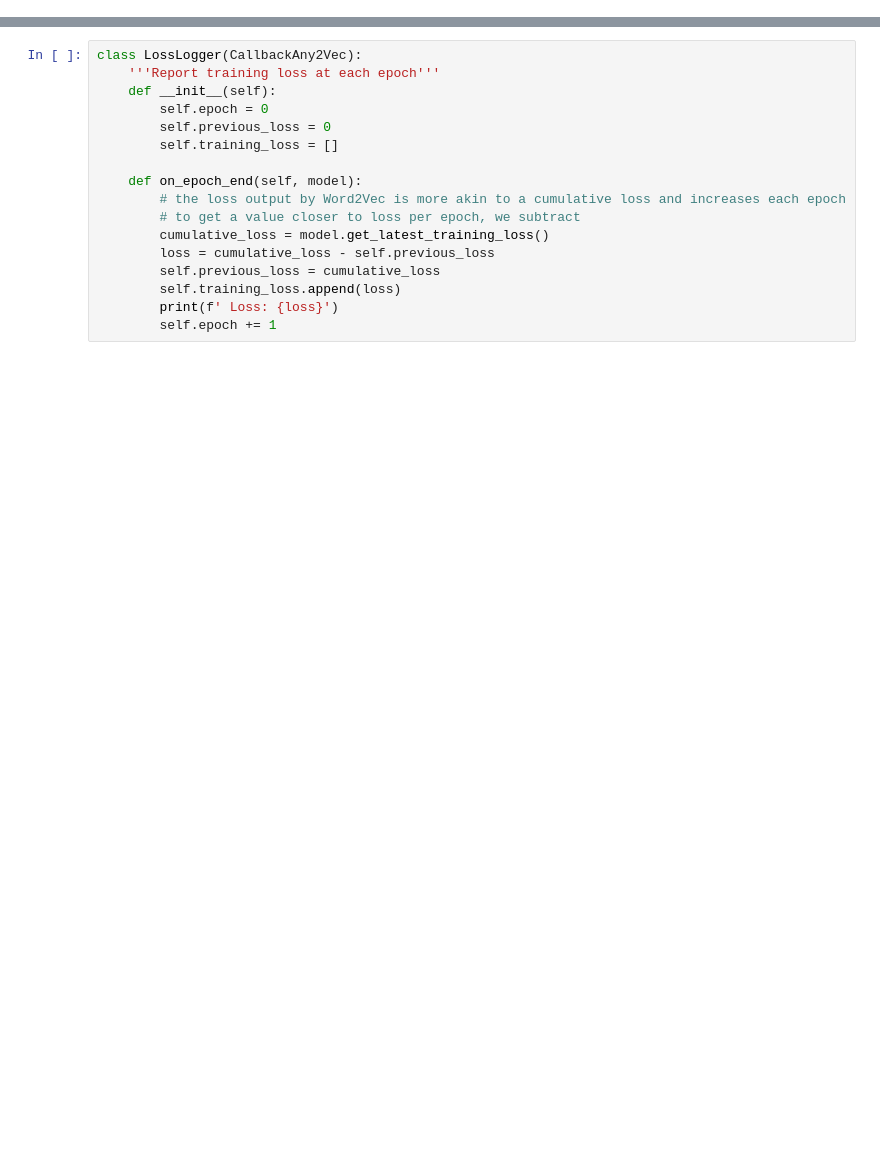
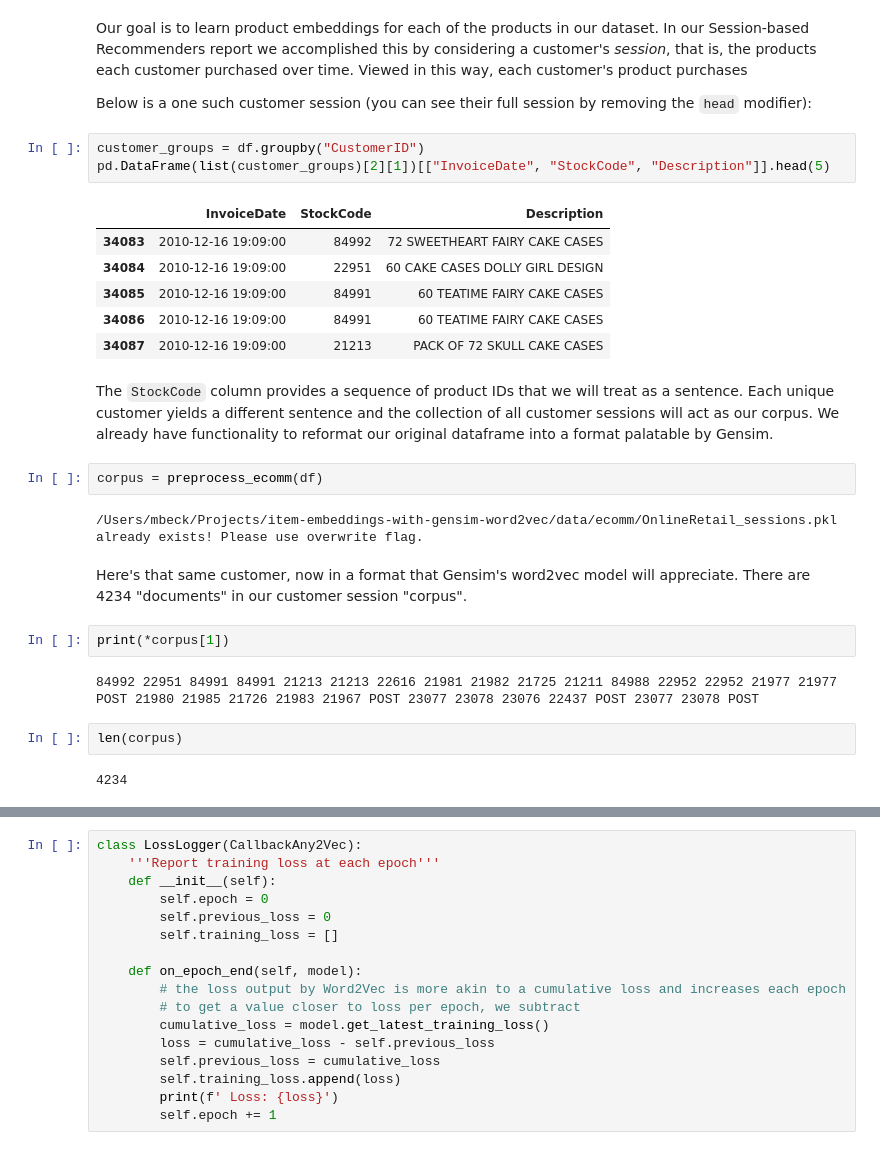
Before and after one commit to fastforwardlabs/train_embeddings_with_gensim, a Jupyter notebook: train_gensim_word2vec.ipynb, the cells around one changed output, grey strips where cells are left out. Cells and saved outputs as stored; diff of their text form; blank space fills up the shorter version.

```diff
--- a/train_gensim_word2vec.ipynb
+++ b/train_gensim_word2vec.ipynb
@@ -32,0 +74,30 @@ A few ingredients.
+# %% [markdown]
+Our goal is to learn product embeddings for each of the products in our dataset. In our Session-based Recommenders report we accomplished this by considering a customer's _session_, that is, the products each customer purchased over time. Viewed in this way, each customer's product purchases
+
+Below is a one such customer session (you can see their full session by removing the `head` modifier):
+# %%
+customer_groups = df.groupby("CustomerID")
+pd.DataFrame(list(customer_groups)[2][1])[["InvoiceDate", "StockCode", "Description"]].head(5)
+# %% [output]
+|  | InvoiceDate | StockCode | Description |
+| 34083 | 2010-12-16 19:09:00 | 84992 | 72 SWEETHEART FAIRY CAKE CASES |
+| 34084 | 2010-12-16 19:09:00 | 22951 | 60 CAKE CASES DOLLY GIRL DESIGN |
+| 34085 | 2010-12-16 19:09:00 | 84991 | 60 TEATIME FAIRY CAKE CASES |
+| 34086 | 2010-12-16 19:09:00 | 84991 | 60 TEATIME FAIRY CAKE CASES |
+| 34087 | 2010-12-16 19:09:00 | 21213 | PACK OF 72 SKULL CAKE CASES |
+# %% [markdown]
+The `StockCode` column provides a sequence of product IDs that we will treat as a sentence. Each unique customer yields a different sentence and the collection of all customer sessions will act as our corpus. We already have functionality to reformat our original dataframe into a format palatable by Gensim.
+# %%
+corpus = preprocess_ecomm(df)
+# %% [output]
+/Users/mbeck/Projects/item-embeddings-with-gensim-word2vec/data/ecomm/OnlineRetail_sessions.pkl already exists! Please use overwrite flag.
+# %% [markdown]
+Here's that same customer, now in a format that Gensim's word2vec model will appreciate. There are 4234 "documents" in our customer session "corpus".
+# %%
+print(*corpus[1])
+# %% [output]
+84992 22951 84991 84991 21213 21213 22616 21981 21982 21725 21211 84988 22952 22952 21977 21977 POST 21980 21985 21726 21983 21967 POST 23077 23078 23076 22437 POST 23077 23078 POST
+# %%
+len(corpus)
+# %% [output]
+4234
```
Also changed, not shown: parts of 43 cells of this notebook.
